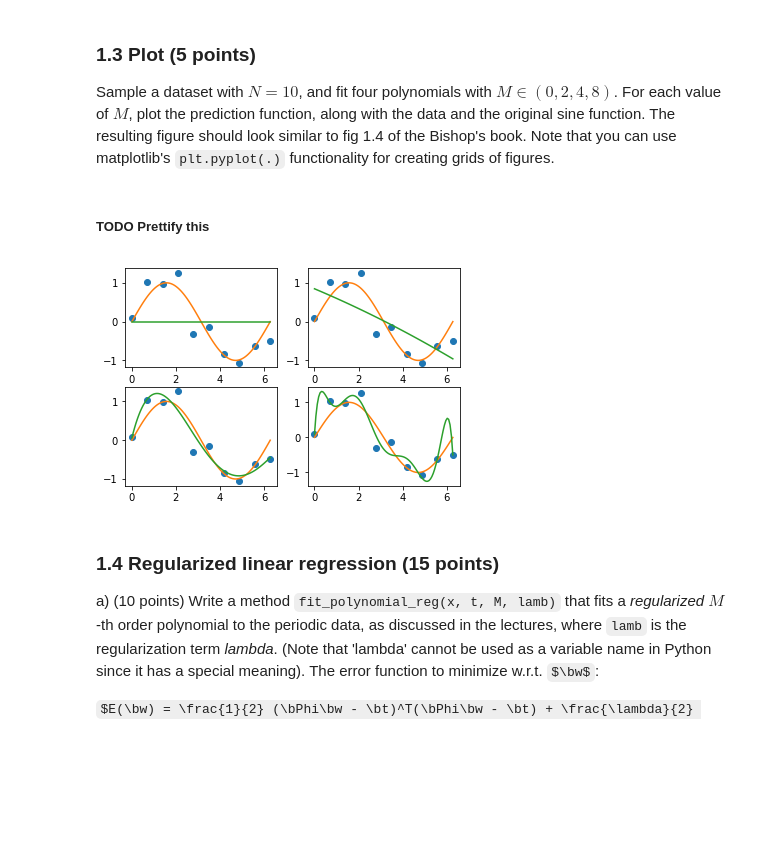
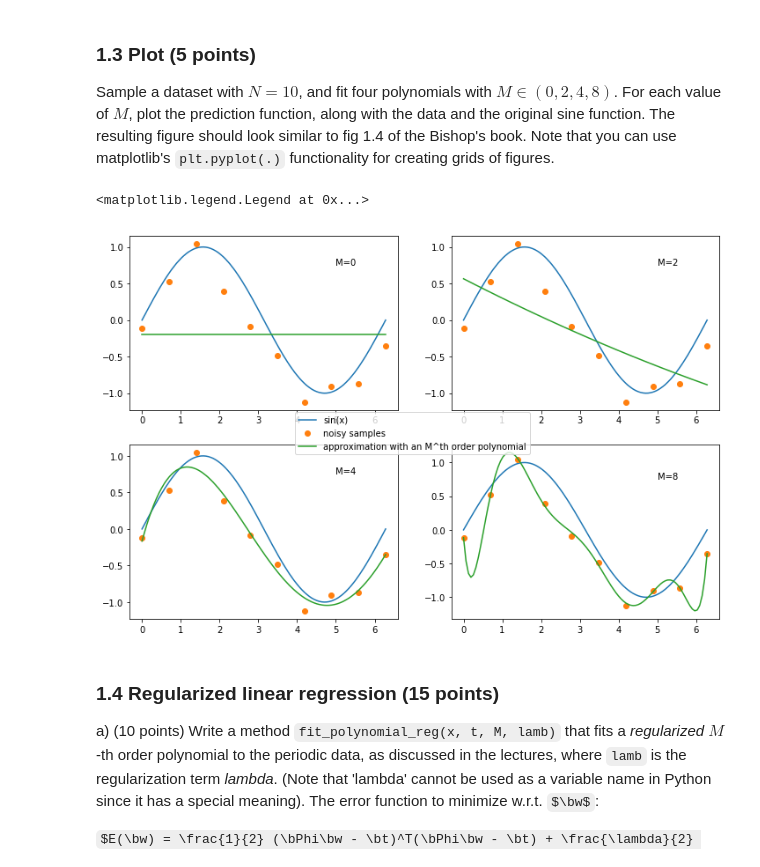
Before and after one commit to Curlykonda/machine-learning-1, a Jupyter notebook: lab1/12305782_lab1.ipynb, the cells around one changed output. Saved outputs shown, nothing was run; the diff lists cells and outputs as text; code cells hidden in the pictures; some formulas as TeX source; blank space fills up the shorter version.

Commit message:
Prettyfied polynomials plot

```diff
--- a/lab1/12305782_lab1.ipynb
+++ b/lab1/12305782_lab1.ipynb
@@ -183,28 +183,34 @@ assert Phi.shape == (N, m+1), "The shape of Phi is incorrect"
 ### 1.3 Plot (5 points)
 Sample a dataset with $N=10$, and fit four polynomials with $M \in (0, 2, 4, 8)$.
 For each value of $M$, plot the prediction function, along with the data and the original sine function. The resulting figure should look similar to fig 1.4 of the Bishop's book. Note that you can use matplotlib's `plt.pyplot(.)` functionality for creating grids of figures.
-# %% [markdown]
-##### TODO Prettify this
 # %%
 continuous_x = linspace(0, 2*math.pi, num=100, endpoint=True)
 # %%
 N = 10
 x, t = gen_sine(N)
 M = [0, 2, 4, 8]
 weights = []
 continuous_Phis = []
 for m in M:
     w, Phi = fit_polynomial(x, t, m)
     weights.append(w)
     continuous_Phis.append(designmatrix(continuous_x, m))
 
-fig, ax = plt.subplots(2,2)
-for i, (w, Phi) in enumerate(zip(weights, continuous_Phis)):
-    ax.flatten()[i].plot(x, t, 'o')
-    ax.flatten()[i].plot(continuous_x, np.sin(continuous_x))
-    ax.flatten()[i].plot(continuous_x, Phi @ w)
+
+fig, axes = plt.subplots(2,2, figsize=(12,8))
+
+for i, (w, Phi, ax) in enumerate(zip(weights, continuous_Phis, axes.flatten())):
+    l0 = ax.plot(continuous_x, np.sin(continuous_x), label='sin(x)')
+    l1 = ax.plot(x, t, 'o', label='noisy samples')
+    l2 = ax.plot(continuous_x, Phi @ w, label='approximation'.format(M[i]))
+    ax.annotate('M={}'.format(M[i]), (5, .75))
+    #if (i == 0):
+    #    ax.legend()
+
+fig.legend([l0[0],l1[0],l2[0]], ['sin(x)', 'noisy samples', 'approximation with an M^th order polynomial'], 'center')
 # %% [output]
+<matplotlib.legend.Legend at 0x...>
-[figure, old version]
+[figure, new version]
 # %% [markdown]
 ### 1.4 Regularized linear regression (15 points)
 
```
Also changed, not shown: parts of 3 cells of this notebook.
